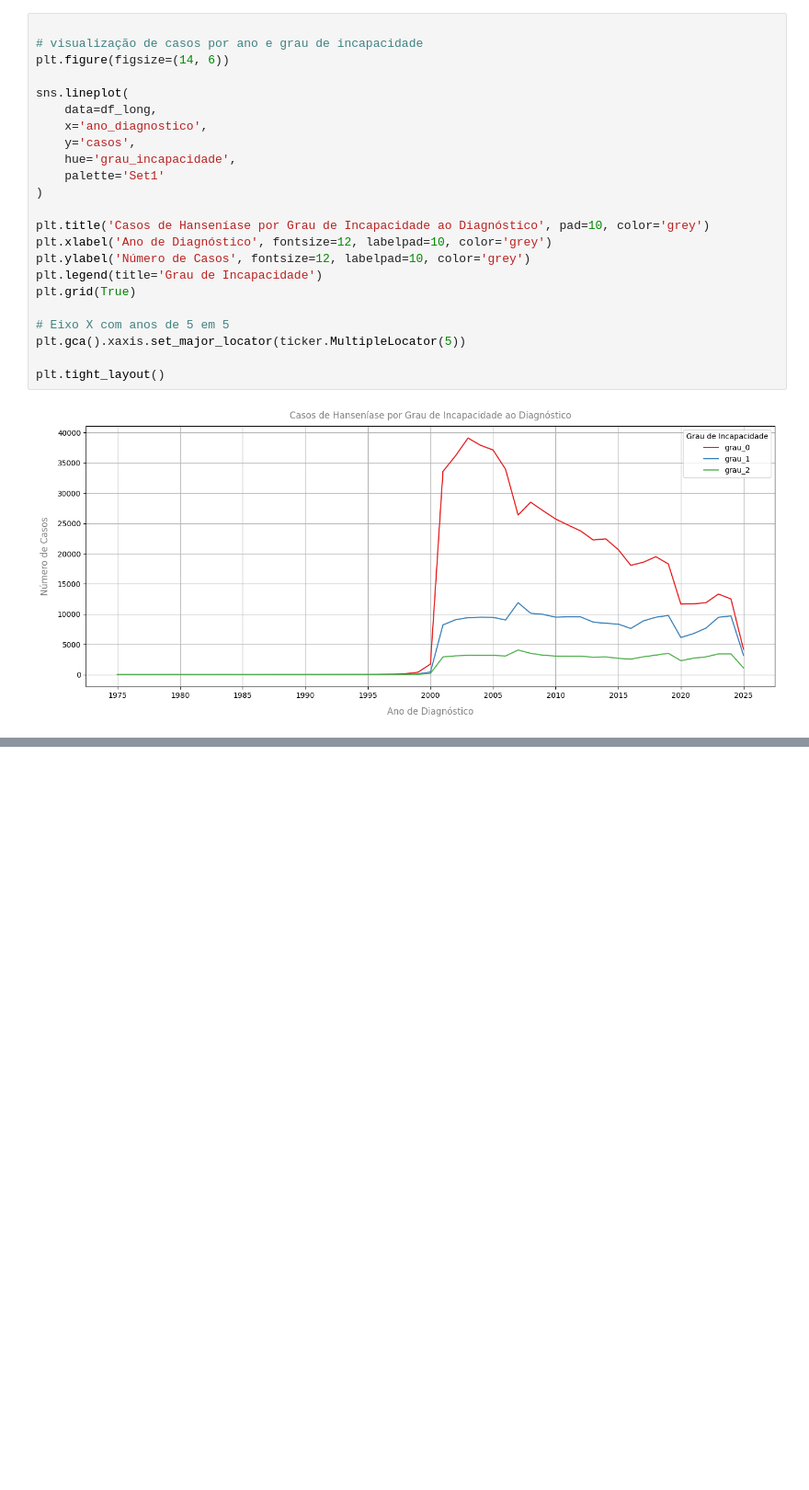
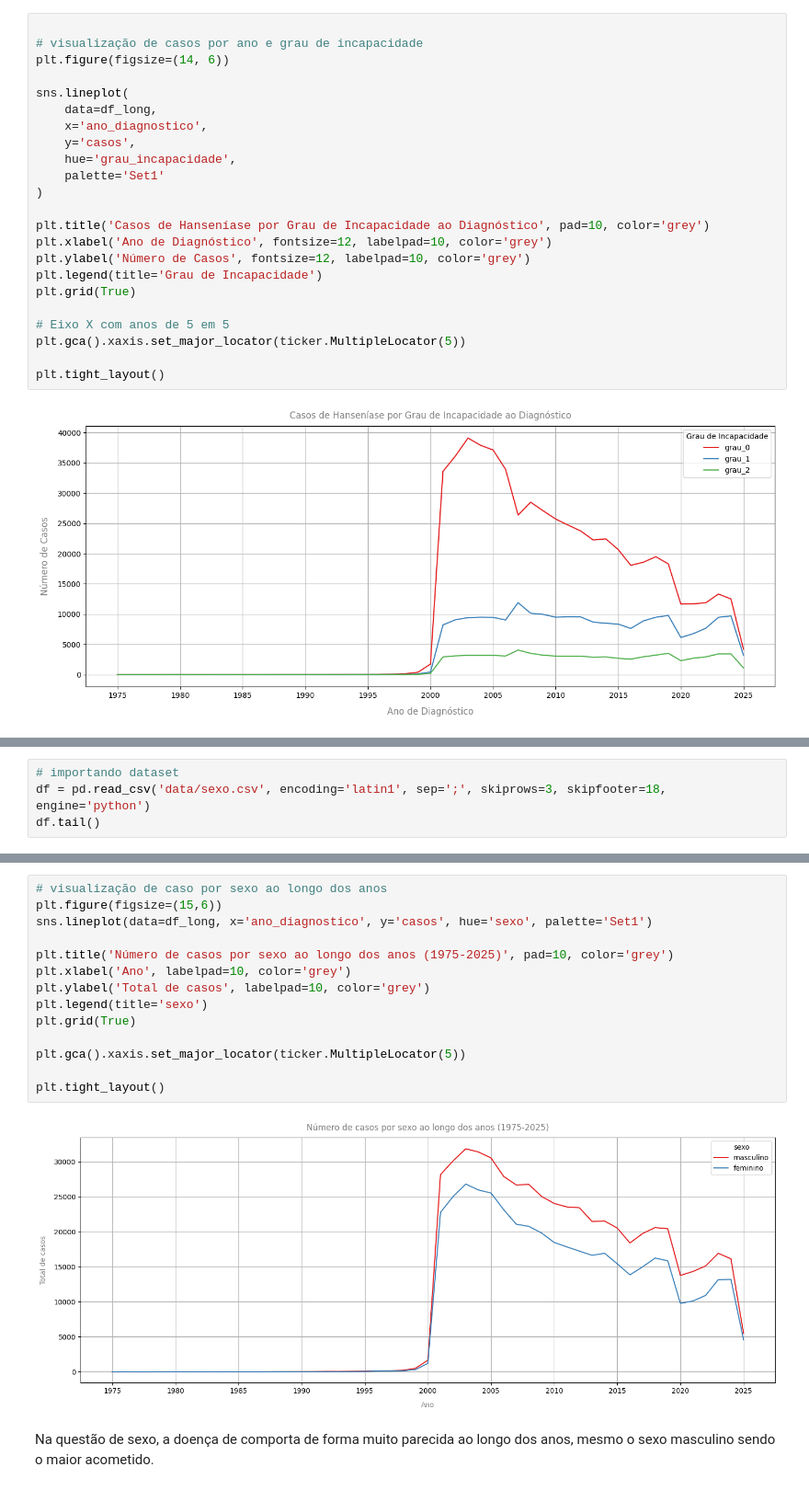
Before and after one commit to keyscarvalho/hanseniase_brasil, a Jupyter notebook: analises.ipynb, the cells around one changed output, grey strips where cells are left out. Shown at 92% size. Cells and saved outputs as stored; diff of their text form; blank space fills up the shorter version.

```diff
--- a/analises.ipynb
+++ b/analises.ipynb
@@ -324,0 +340,4 @@ plt.tight_layout()
+# %%
+# importando dataset
+df = pd.read_csv('data/sexo.csv', encoding='latin1', sep=';', skiprows=3, skipfooter=18, engine='python')
+df.tail()
@@ -324,0 +396,18 @@ plt.tight_layout()
+# %%
+# visualização de caso por sexo ao longo dos anos
+plt.figure(figsize=(15,6))
+sns.lineplot(data=df_long, x='ano_diagnostico', y='casos', hue='sexo', palette='Set1')
+
+plt.title('Número de casos por sexo ao longo dos anos (1975-2025)', pad=10, color='grey')
+plt.xlabel('Ano', labelpad=10, color='grey')
+plt.ylabel('Total de casos', labelpad=10, color='grey')
+plt.legend(title='sexo')
+plt.grid(True)
+
+plt.gca().xaxis.set_major_locator(ticker.MultipleLocator(5))
+
+plt.tight_layout()
+# %% [output]
+[figure, added]
+# %% [markdown]
+Na questão de sexo, a doença de comporta de forma muito parecida ao longo dos anos, mesmo o sexo masculino sendo o maior acometido.
```
Also changed, not shown: parts of 52 cells of this notebook, 2 other files.
